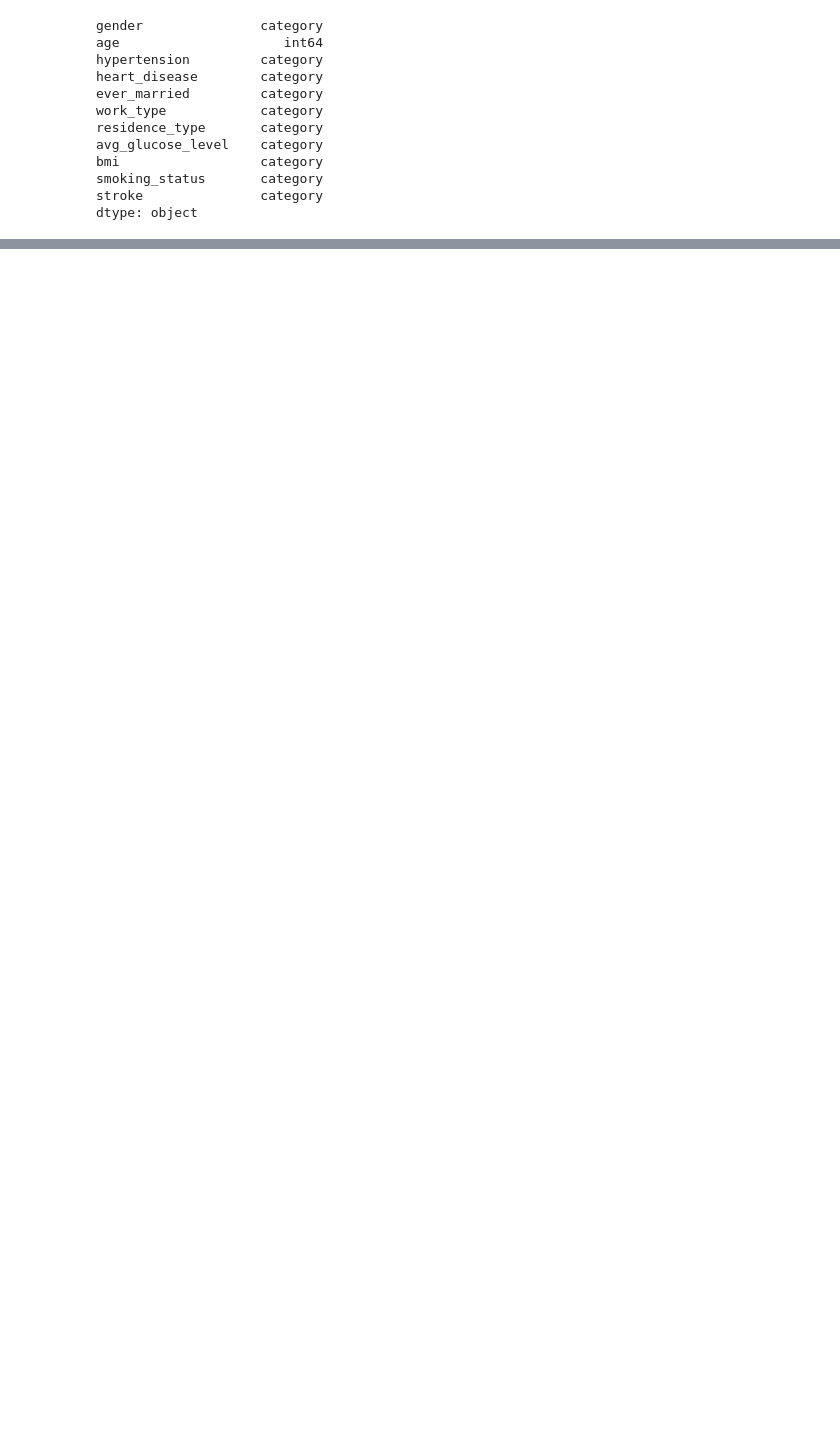
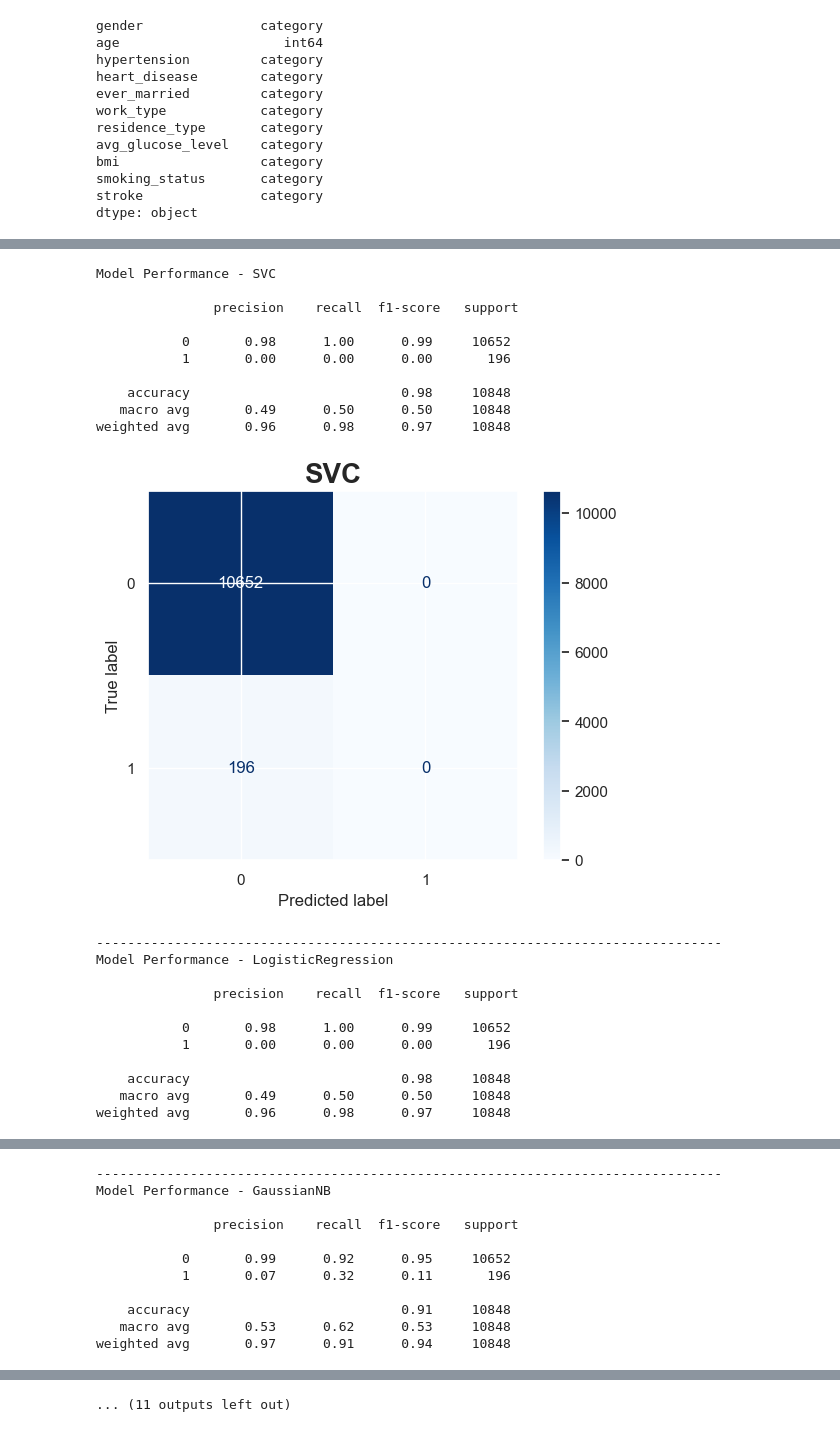
Before and after one commit to jakeryu37/Stroke-Prediction-ML-Model, a Jupyter notebook: Stroke_Prediction_Model.ipynb, the cells around one changed output, grey strips where cells are left out. Cells and saved outputs as stored; diff of their text form; code cells hidden in the pictures; blank space fills up the shorter version.

```diff
--- a/Stroke_Prediction_Model.ipynb
+++ b/Stroke_Prediction_Model.ipynb
@@ -356,0 +351,19 @@ X_train.shape
+# %%
+models = {
+    "SVC": SVC(random_state=0),
+    "LogisticRegression": LogisticRegression(random_state=0),
+    "GaussianNB": GaussianNB(),
+    "DecisionTree": DecisionTreeClassifier(random_state=0),
+    "RandomForest": RandomForestClassifier(random_state=0, n_jobs=-1),
+    "KNearestNeighbors": KNeighborsClassifier(n_jobs=-1),
+    "MLPClassifier": MLPClassifier(random_state=0),
+    "XGBoosting": XGBClassifier(random_state=0, n_jobs=-1),
+    "GradientBoosting": GradientBoostingClassifier(random_state=0),
+    "SGDClassifier": SGDClassifier(random_state=0, n_jobs=-1),
+    "AdaBoost": AdaBoostClassifier(random_state=0)
+
+}
+
+for name, model in models.items():
+    model.fit(X_train_transformed, y_train)
+    print(f"{name} trained.")
@@ -356,0 +382,34 @@ X_train.shape
+# %%
+for name, model in models.items():
+    y_pred = model.predict(X_test_transformed)
+    print(f"Model Performance - {name} \n\n {classification_report(y_test, y_pred, zero_division=0)}")
+    cm = confusion_matrix(y_test, y_pred)
+    disp = ConfusionMatrixDisplay(confusion_matrix=cm)
+
+    disp.plot(cmap='Blues')
+    plt.title(f"{name}", fontsize= 20, weight='bold')
+    plt.show()
+    print('-'*80)
+# %% [output]
+Model Performance - SVC
+
+               precision    recall  f1-score   support
+
+           0       0.98      1.00      0.99     10652
+           1       0.00      0.00      0.00       196
+
+    accuracy                           0.98     10848
+   macro avg       0.49      0.50      0.50     10848
+weighted avg       0.96      0.98      0.97     10848
+[figure, added]
+--------------------------------------------------------------------------------
+Model Performance - LogisticRegression
+
+               precision    recall  f1-score   support
+
+           0       0.98      1.00      0.99     10652
+           1       0.00      0.00      0.00       196
+
+    accuracy                           0.98     10848
+   macro avg       0.49      0.50      0.50     10848
+weighted avg       0.96      0.98      0.97     10848
@@ -356,0 +417,11 @@ X_train.shape
+--------------------------------------------------------------------------------
+Model Performance - GaussianNB
+
+               precision    recall  f1-score   support
+
+           0       0.99      0.92      0.95     10652
+           1       0.07      0.32      0.11       196
+
+    accuracy                           0.91     10848
+   macro avg       0.53      0.62      0.53     10848
+weighted avg       0.97      0.91      0.94     10848
@@ -356,0 +465 @@ X_train.shape
+... (11 outputs left out)
```
Also changed, not shown: parts of 19 cells of this notebook.
